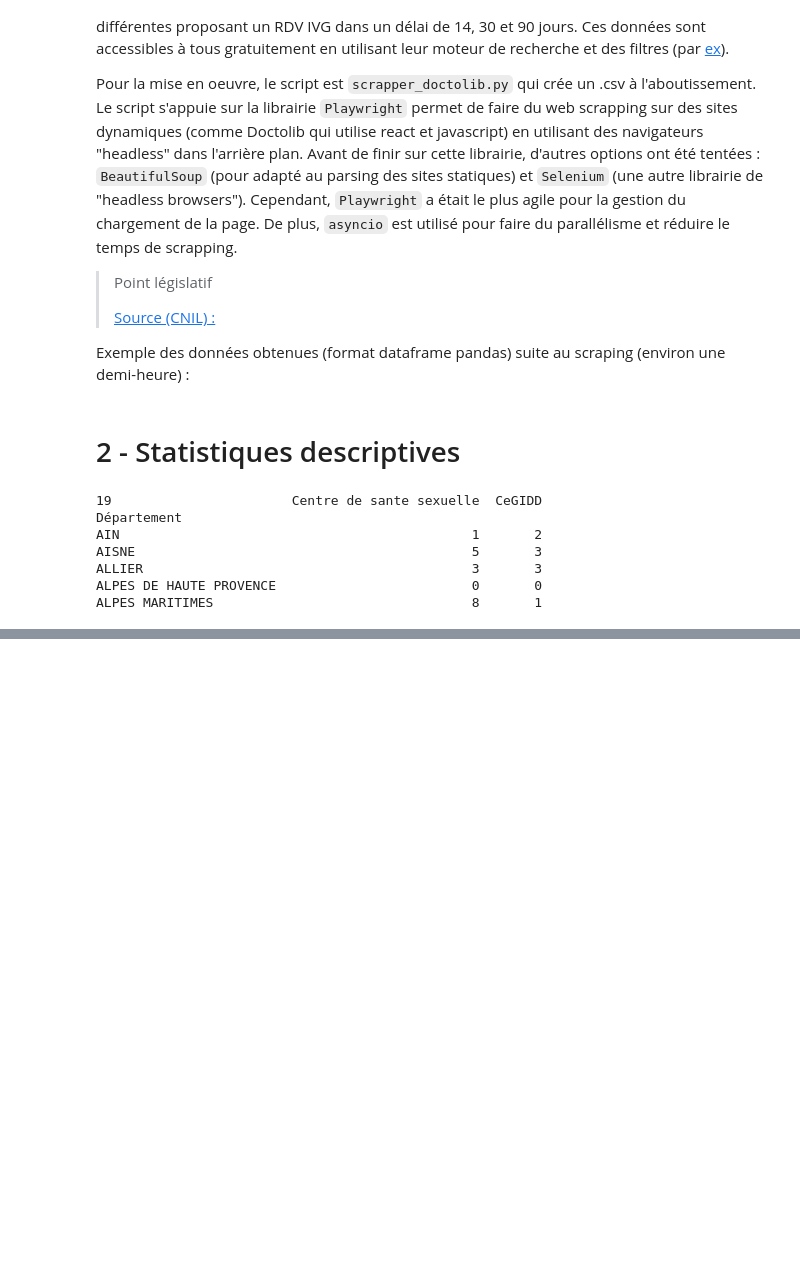
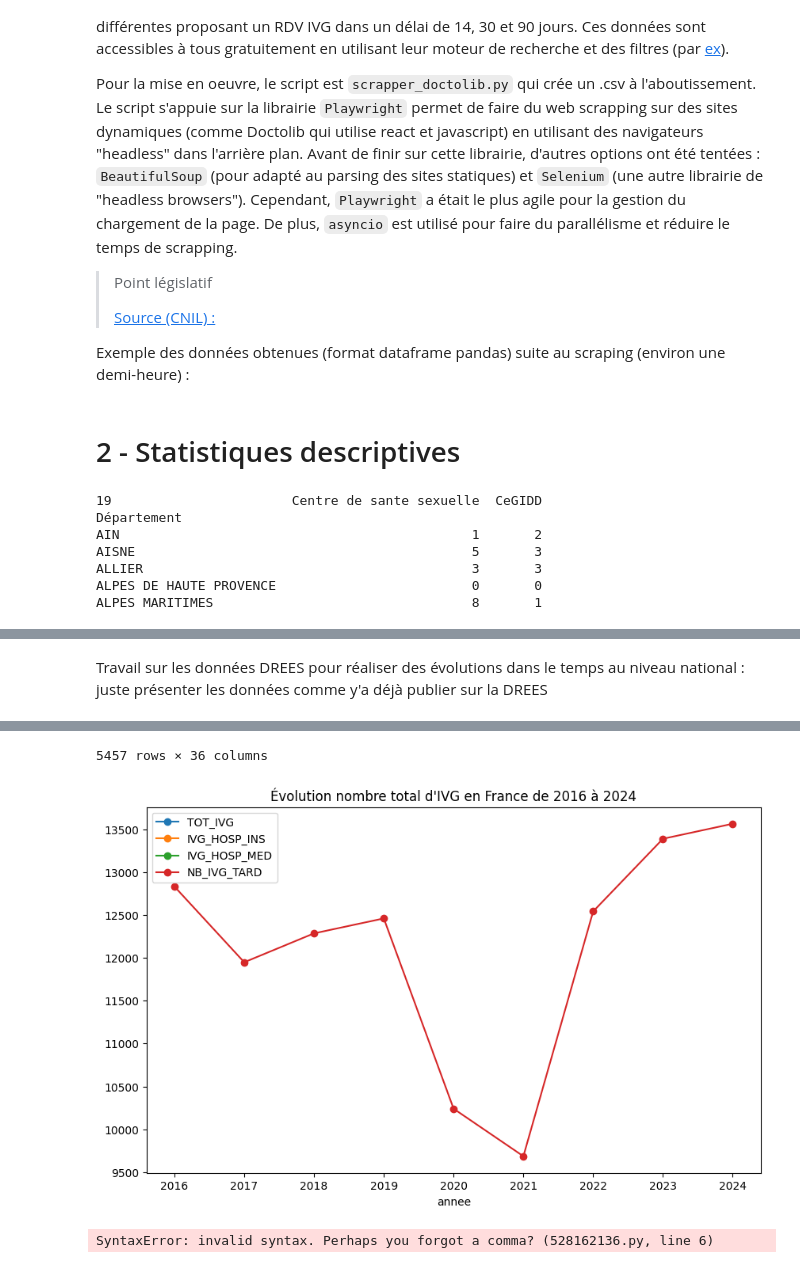
Before and after one commit to pgresant/PythonS1, a Jupyter notebook: 1-TraitementsDonnees.ipynb, the cells around one changed output, grey strips where cells are left out. Drawn from its saved outputs; the diff is of its cells as text; code cells hidden in the pictures; blank space fills up the shorter version.

Commit message:
tracer courbes DREES mais echec pr homogénéiser les noms de totaux pr la france (à reprendre)

```diff
--- a/1-TraitementsDonnees.ipynb
+++ b/1-TraitementsDonnees.ipynb
@@ -124,0 +119,8 @@ print(valeur_min) # 38259 < 100 000 : donc on conserve pr avoir un chiffre inter
+# %% [markdown]
+Travail sur les données DREES pour réaliser des évolutions dans le temps au niveau national : juste présenter les données comme y'a déjà publier sur la DREES
+# %%
+df_drees_filtre = df_drees[df_drees["zone_geo"] == "France entière"]
+df_drees_filtre.plot(x="annee", y=["TOT_IVG", "IVG_HOSP_INS", "IVG_HOSP_MED", "NB_IVG_TARD"], kind="line", marker='o', figsize=(10,6), title="Évolution nombre total d'IVG en France de 2016 à 2024")
+
+df_drees
+# %% [output]
@@ -124,0 +139,12 @@ print(valeur_min) # 38259 < 100 000 : donc on conserve pr avoir un chiffre inter
+5457 rows × 36 columns
+[figure, added]
+# %%
+# faire un graph avec plusieurs courbes
+df_drees_filtre.set_index("annee")[["TOT_IVG", "IVG_HOSP_INS"]].plot(
+    kind="line",
+    marker='o',
+    figsize=(10,6),
+    title=f"Évolution de Truc A et Truc B pour la zone {Total IVG realisees en France}"
+)
+# %% [output]
+SyntaxError: invalid syntax. Perhaps you forgot a comma? (528162136.py, line 6)
```
Also changed, not shown: parts of 2 cells of this notebook, 1 other file.
